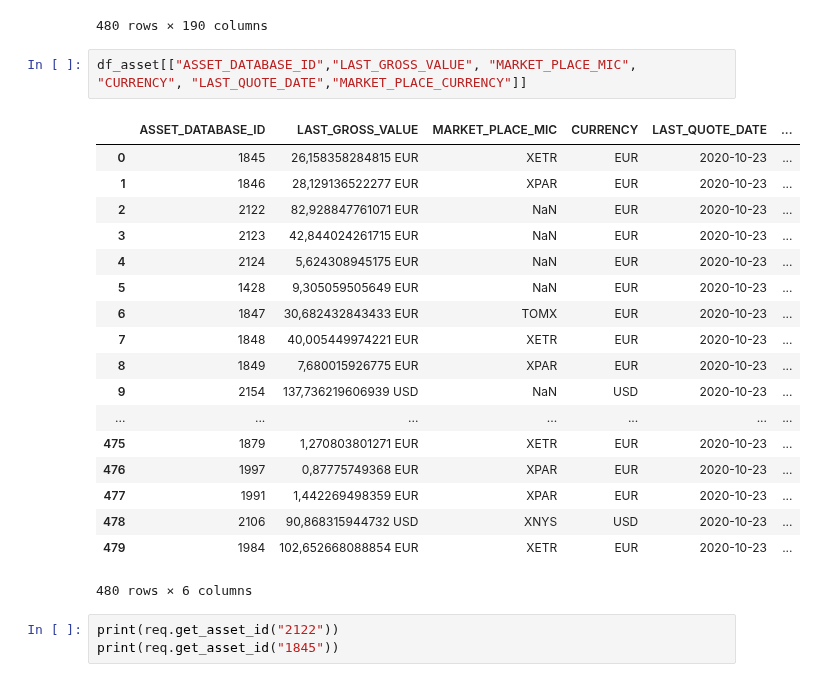
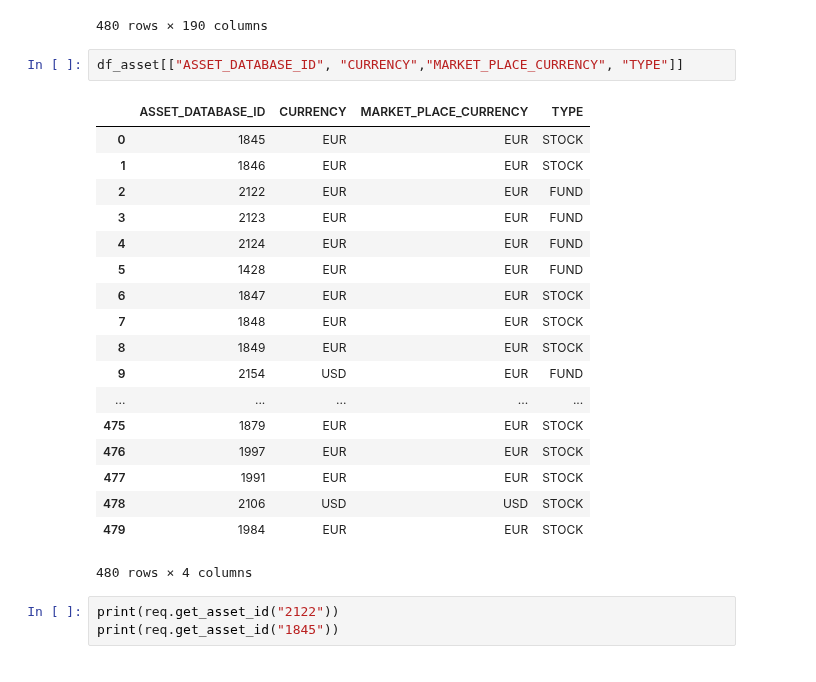
Before and after one commit to landEpita/Dolphin, a Jupyter notebook: Optimisation_Markowitz.ipynb, the cells around one changed output. Saved outputs shown, nothing was run; the diff lists cells and outputs as text.

Commit message:
check stock

```diff
--- a/Optimisation_Markowitz.ipynb
+++ b/Optimisation_Markowitz.ipynb
@@ -119,26 +119,26 @@ df_asset
 | 479 | Par Défaut (configuration) | 1984 | NaN | Allemagne | normal | ... |
 480 rows × 190 columns
 # %%
-df_asset[["ASSET_DATABASE_ID","LAST_GROSS_VALUE", "MARKET_PLACE_MIC", "CURRENCY", "LAST_QUOTE_DATE","MARKET_PLACE_CURRENCY"]]
+df_asset[["ASSET_DATABASE_ID", "CURRENCY","MARKET_PLACE_CURRENCY", "TYPE"]]
 # %% [output]
-|  | ASSET_DATABASE_ID | LAST_GROSS_VALUE | MARKET_PLACE_MIC | CURRENCY | LAST_QUOTE_DATE | ... |
-| 0 | 1845 | 26,158358284815 EUR | XETR | EUR | 2020-10-23 | ... |
-| 1 | 1846 | 28,129136522277 EUR | XPAR | EUR | 2020-10-23 | ... |
-| 2 | 2122 | 82,928847761071 EUR | NaN | EUR | 2020-10-23 | ... |
-| 3 | 2123 | 42,844024261715 EUR | NaN | EUR | 2020-10-23 | ... |
-| 4 | 2124 | 5,624308945175 EUR | NaN | EUR | 2020-10-23 | ... |
-| 5 | 1428 | 9,305059505649 EUR | NaN | EUR | 2020-10-23 | ... |
-| 6 | 1847 | 30,682432843433 EUR | TOMX | EUR | 2020-10-23 | ... |
-| 7 | 1848 | 40,005449974221 EUR | XETR | EUR | 2020-10-23 | ... |
-| 8 | 1849 | 7,680015926775 EUR | XPAR | EUR | 2020-10-23 | ... |
-| 9 | 2154 | 137,736219606939 USD | NaN | USD | 2020-10-23 | ... |
-| ... | ... | ... | ... | ... | ... | ... |
-| 475 | 1879 | 1,270803801271 EUR | XETR | EUR | 2020-10-23 | ... |
-| 476 | 1997 | 0,87775749368 EUR | XPAR | EUR | 2020-10-23 | ... |
-| 477 | 1991 | 1,442269498359 EUR | XPAR | EUR | 2020-10-23 | ... |
-| 478 | 2106 | 90,868315944732 USD | XNYS | USD | 2020-10-23 | ... |
-| 479 | 1984 | 102,652668088854 EUR | XETR | EUR | 2020-10-23 | ... |
+|  | ASSET_DATABASE_ID | CURRENCY | MARKET_PLACE_CURRENCY | TYPE |
+| 0 | 1845 | EUR | EUR | STOCK |
+| 1 | 1846 | EUR | EUR | STOCK |
+| 2 | 2122 | EUR | EUR | FUND |
+| 3 | 2123 | EUR | EUR | FUND |
+| 4 | 2124 | EUR | EUR | FUND |
+| 5 | 1428 | EUR | EUR | FUND |
+| 6 | 1847 | EUR | EUR | STOCK |
+| 7 | 1848 | EUR | EUR | STOCK |
+| 8 | 1849 | EUR | EUR | STOCK |
+| 9 | 2154 | USD | EUR | FUND |
+| ... | ... | ... | ... | ... |
+| 475 | 1879 | EUR | EUR | STOCK |
+| 476 | 1997 | EUR | EUR | STOCK |
+| 477 | 1991 | EUR | EUR | STOCK |
+| 478 | 2106 | USD | USD | STOCK |
+| 479 | 1984 | EUR | EUR | STOCK |
-480 rows × 6 columns
+480 rows × 4 columns
 # %%
 print(req.get_asset_id("2122"))
 print(req.get_asset_id("1845"))
```
Also changed, not shown: parts of 8 cells of this notebook.
